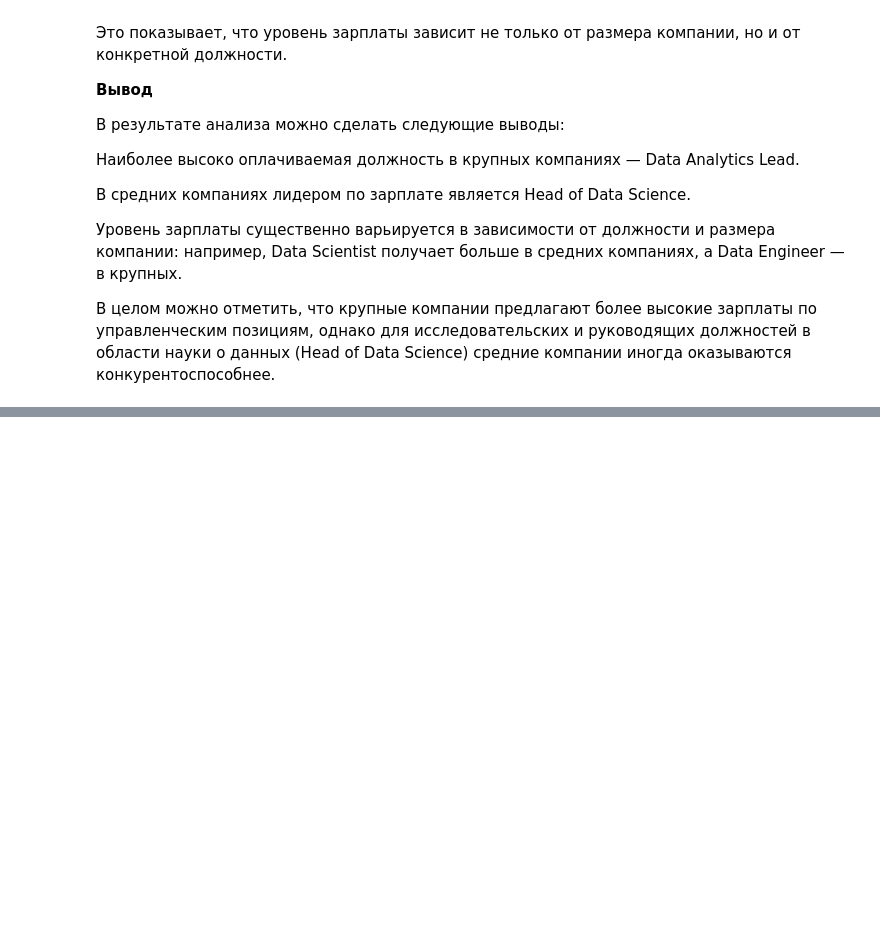
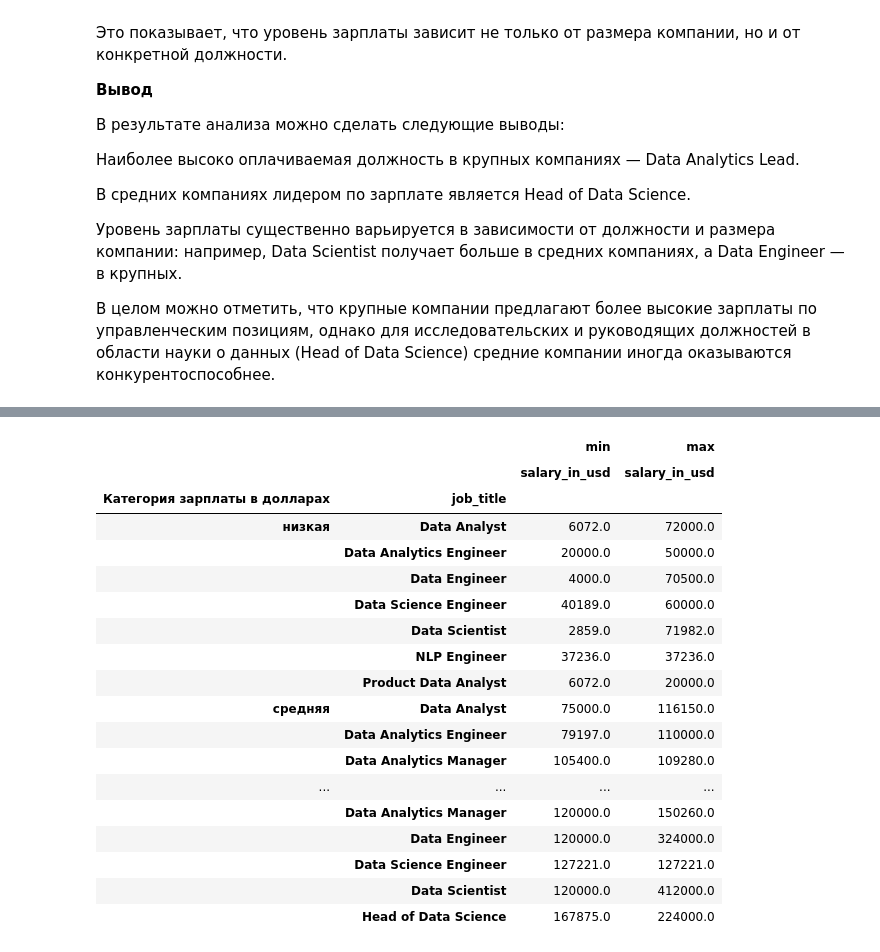
Before and after one commit to Ariiaadna/V_AD, a Jupyter notebook: ЛР 1_ЧёрненькаяАА_3.ipynb, the cells around one changed output, grey strips where cells are left out. Saved outputs shown, nothing was run; the diff lists cells and outputs as text; code cells hidden in the pictures; blank space fills up the shorter version.

```diff
--- a/ЛР1_ЧёрненькаяАА_3.ipynb
+++ b/ЛР 1_ЧёрненькаяАА_3.ipynb
@@ -523,0 +570,28 @@ Head of Data Science имеет медианную зарплату 195 937\$,
+# %%
+pivot6 = pd.pivot_table(data_df,values="salary_in_usd",
+    index=["Категория зарплаты в долларах", "job_title"],
+    aggfunc=["min", "max"],
+    observed=False
+)
+
+display(pivot6)
+# %% [output]
+|  |  | min | max |
+|  |  | salary_in_usd | salary_in_usd |
+| Категория зарплаты в долларах | job_title |  |  |
+| низкая | Data Analyst | 6072.0 | 72000.0 |
+|  | Data Analytics Engineer | 20000.0 | 50000.0 |
+|  | Data Engineer | 4000.0 | 70500.0 |
+|  | Data Science Engineer | 40189.0 | 60000.0 |
+|  | Data Scientist | 2859.0 | 71982.0 |
+|  | NLP Engineer | 37236.0 | 37236.0 |
+|  | Product Data Analyst | 6072.0 | 20000.0 |
+| средняя | Data Analyst | 75000.0 | 116150.0 |
+|  | Data Analytics Engineer | 79197.0 | 110000.0 |
+|  | Data Analytics Manager | 105400.0 | 109280.0 |
+| ... | ... | ... | ... |
+|  | Data Analytics Manager | 120000.0 | 150260.0 |
+|  | Data Engineer | 120000.0 | 324000.0 |
+|  | Data Science Engineer | 127221.0 | 127221.0 |
+|  | Data Scientist | 120000.0 | 412000.0 |
+|  | Head of Data Science | 167875.0 | 224000.0 |
```
Also changed, not shown: parts of 6 cells of this notebook.
